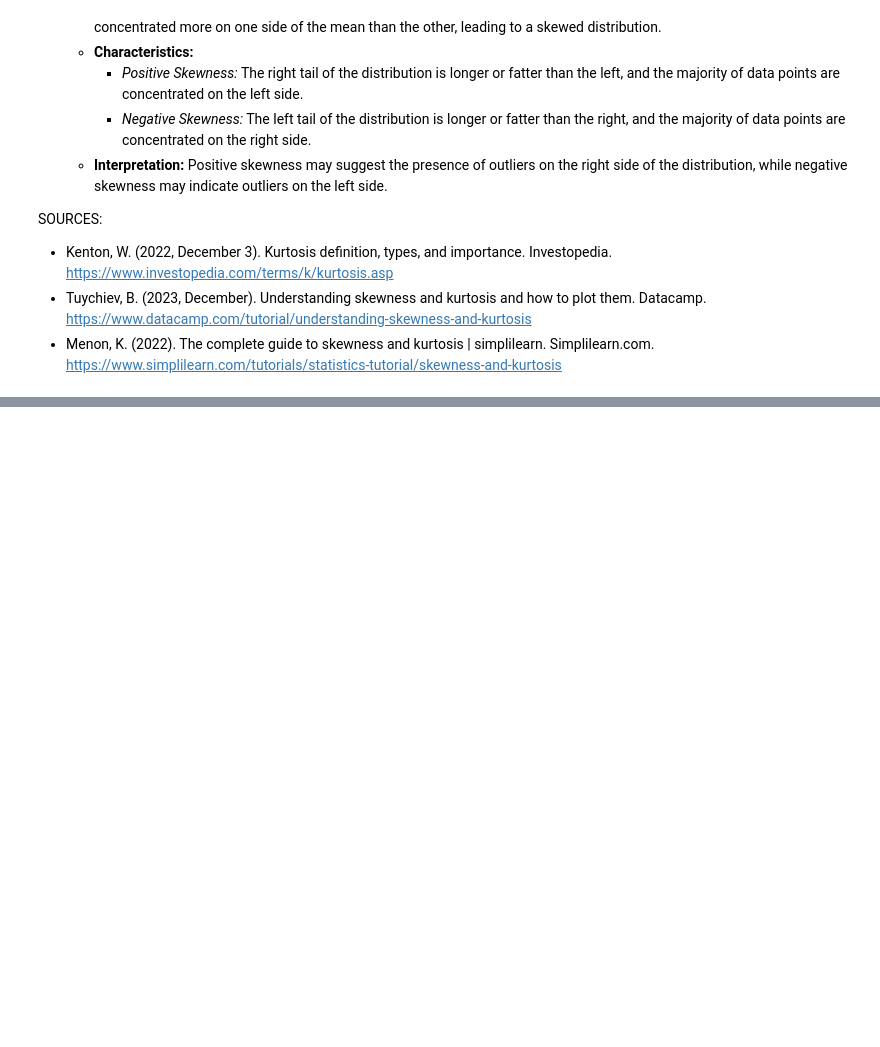
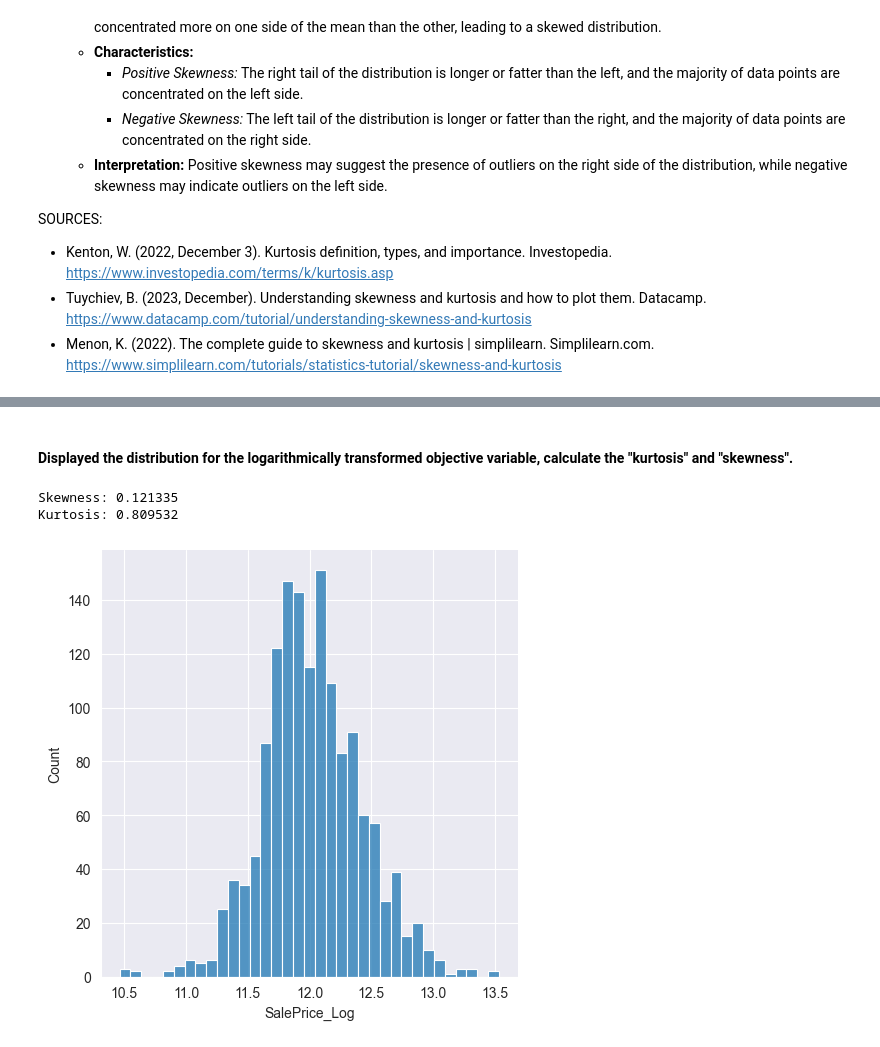
Before and after one commit to David-Jr/divic-ml-course-assignments, a Jupyter notebook: housing-information-analysis/housing-information-analysis.ipynb, the cells around one changed output, grey strips where cells are left out. Saved outputs shown, nothing was run; the diff lists cells and outputs as text; code cells hidden in the pictures; blank space fills up the shorter version.

```diff
--- a/housing-information-analysis/housing-information-analysis.ipynb
+++ b/housing-information-analysis/housing-information-analysis.ipynb
@@ -185,0 +216,15 @@ SOURCES:
+# %%
+import numpy as np
+
+data_cleaned['SalePrice_Log'] = np.log(data_cleaned['SalePrice'])
+# %% [markdown]
+#### Displayed the distribution for the logarithmically transformed objective variable, calculate the "kurtosis" and "skewness".
+# %%
+print("Skewness: %f" % data_cleaned['SalePrice_Log'].skew())
+print("Kurtosis: %f" % data_cleaned['SalePrice_Log'].kurt())
+
+sns.displot(data_cleaned['SalePrice_Log']);
+# %% [output]
+Skewness: 0.121335
+Kurtosis: 0.809532
+[figure, added]
```
Also changed, not shown: parts of 15 cells of this notebook.
